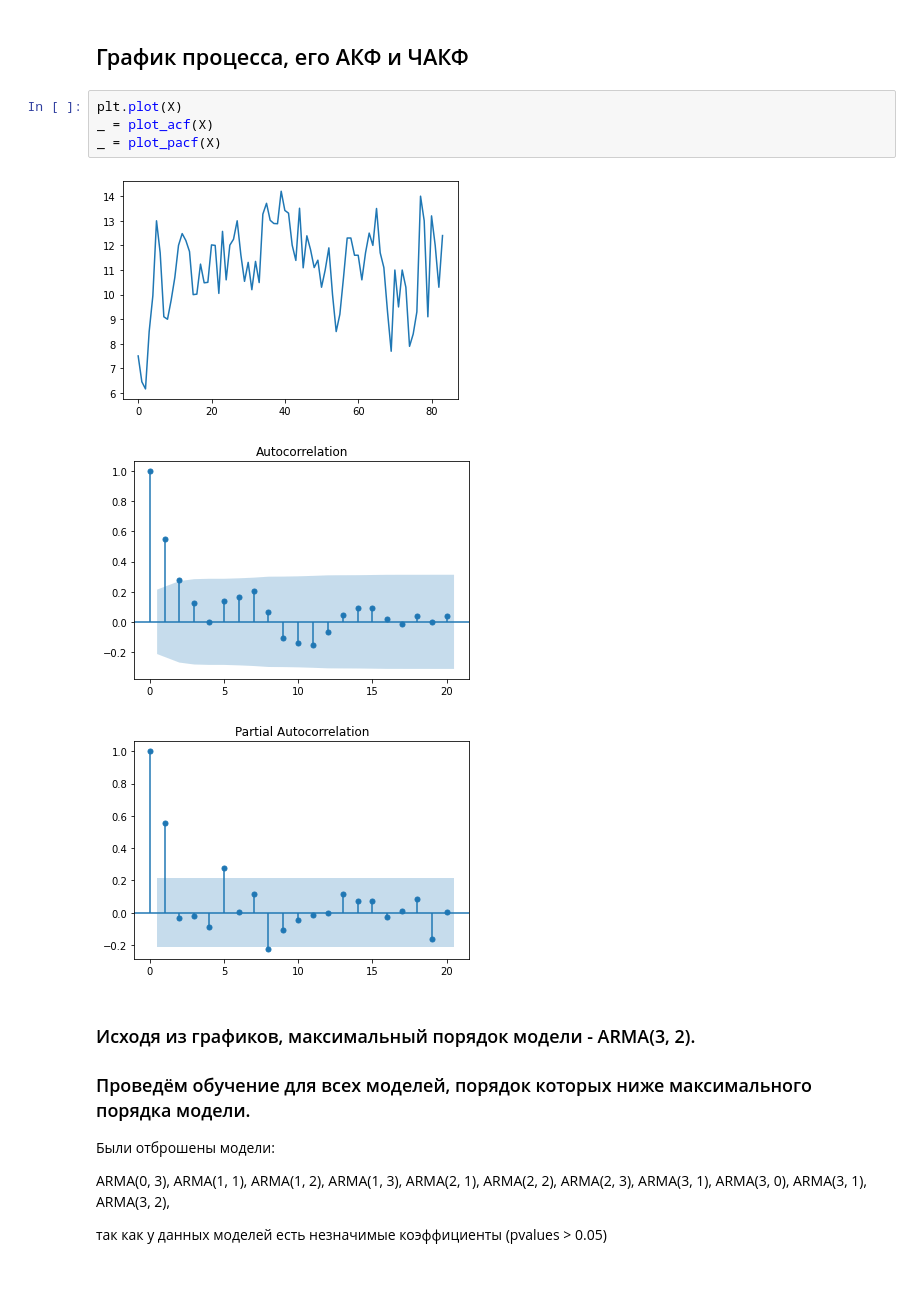
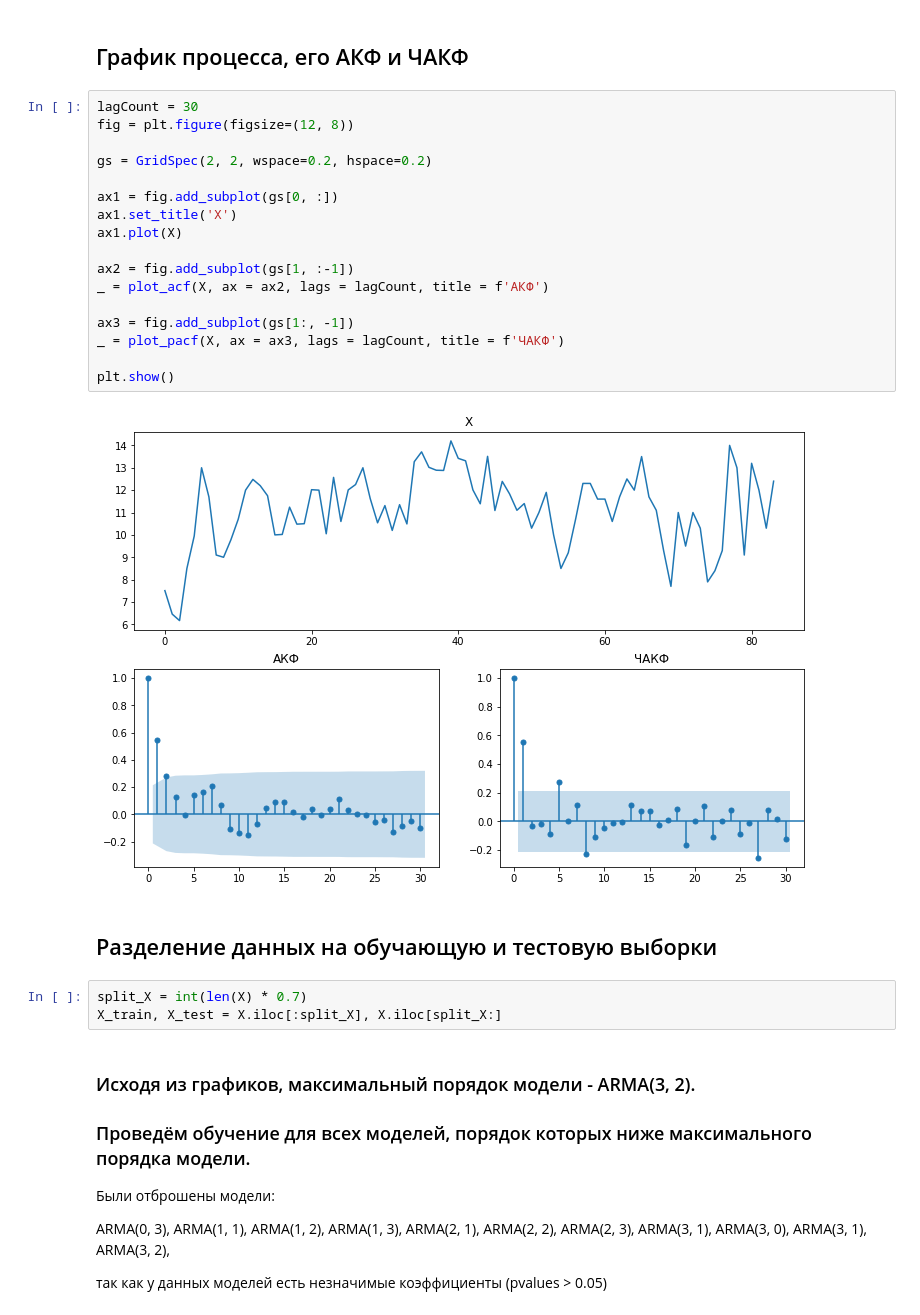
Before and after one commit to EkT1oN/tris, a Jupyter notebook: lab1.ipynb, the cells around one changed output. Saved outputs shown, nothing was run; the diff lists cells and outputs as text; blank space fills up the shorter version.

Commit message:
Fix plots

```diff
--- a/lab1.ipynb
+++ b/lab1.ipynb
@@ -45,14 +46,30 @@ X
 Name: mni108, Length: 84, dtype: float64
 # %% [markdown]
 ## График процесса, его АКФ и ЧАКФ
-# %%
-plt.plot(X)
-_ = plot_acf(X)
-_ = plot_pacf(X)
-# %% [output]
-[figure, removed]
-[figure, removed]
-[figure, removed]
+# %%
+lagCount = 30
+fig = plt.figure(figsize=(12, 8))
+
+gs = GridSpec(2, 2, wspace=0.2, hspace=0.2)
+
+ax1 = fig.add_subplot(gs[0, :])
+ax1.set_title('X')
+ax1.plot(X)
+
+ax2 = fig.add_subplot(gs[1, :-1])
+_ = plot_acf(X, ax = ax2, lags = lagCount, title = f'АКФ')
+
+ax3 = fig.add_subplot(gs[1:, -1])
+_ = plot_pacf(X, ax = ax3, lags = lagCount, title = f'ЧАКФ')
+
+plt.show()
+# %% [output]
+[figure, added]
+# %% [markdown]
+## Разделение данных на обучающую и тестовую выборки
+# %%
+split_X = int(len(X) * 0.7)
+X_train, X_test = X.iloc[:split_X], X.iloc[split_X:]
 # %% [markdown]
 ### Исходя из графиков, максимальный порядок модели - ARMA(3, 2).
 
```
Also changed, not shown: parts of 7 cells of this notebook, 1 other file.
